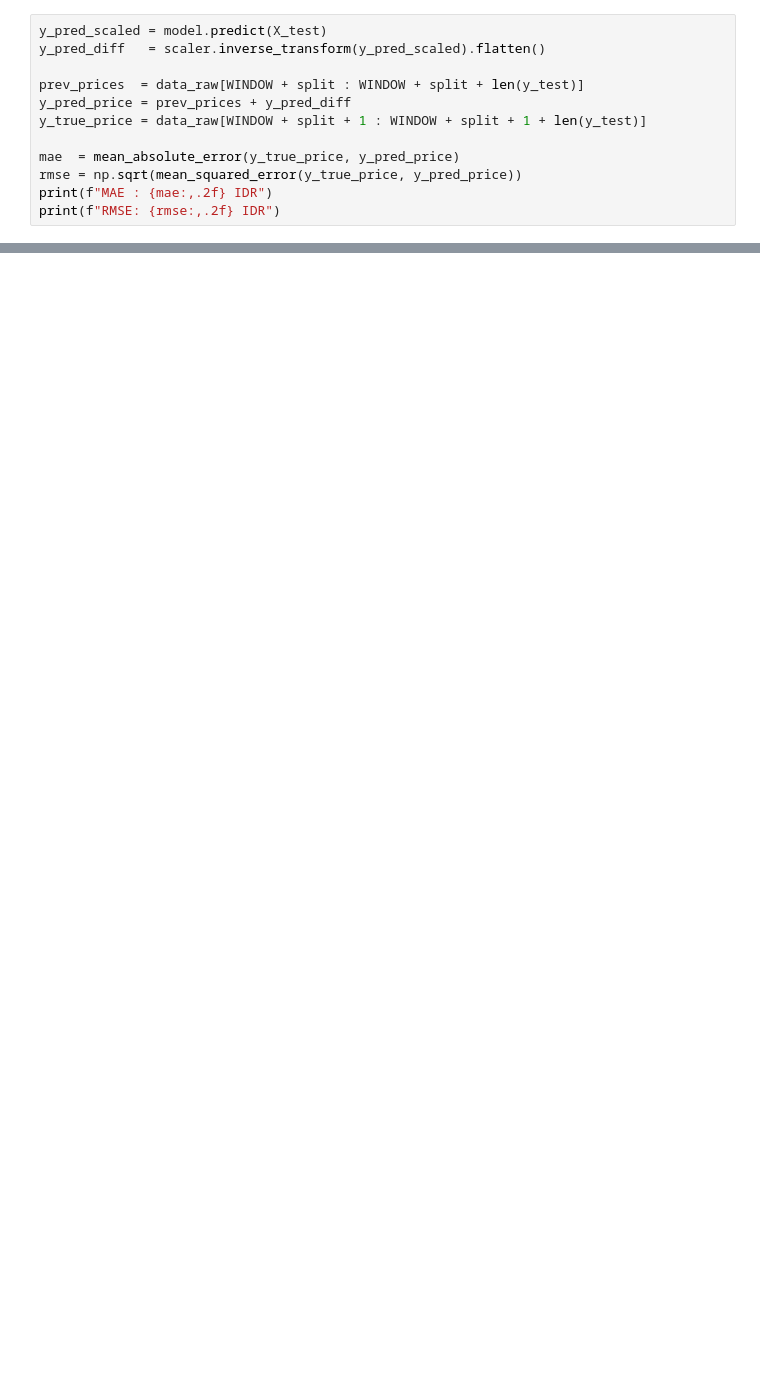
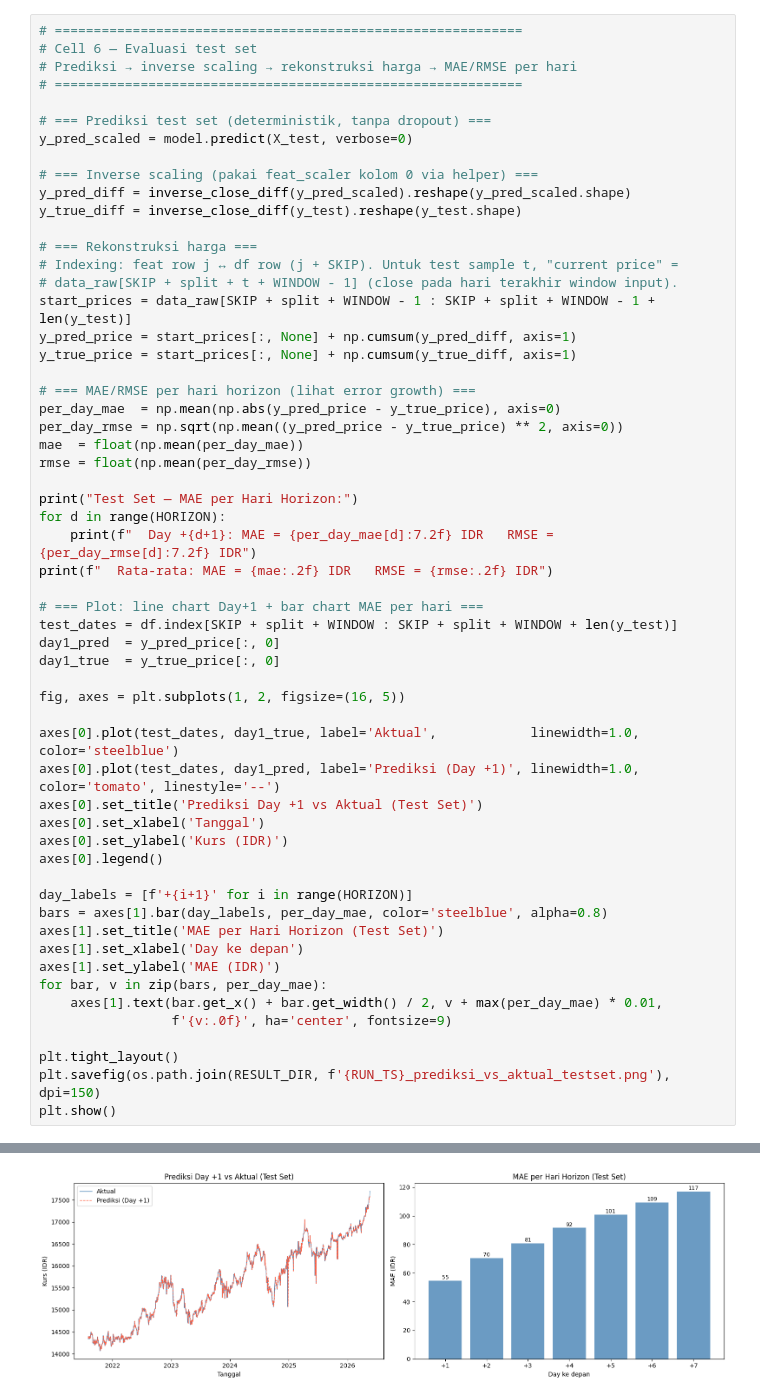
Before and after one commit to KullyanHubbard/sentiment-analysis-lstm, a Jupyter notebook: kurs_rupiah.ipynb, the cells around one changed output, grey strips where cells are left out. Drawn from its saved outputs; the diff is of its cells as text; blank space fills up the shorter version.

```diff
--- a/kurs_rupiah.ipynb
+++ b/kurs_rupiah.ipynb
@@ -169,13 +510,58 @@ Restoring model weights from the end of the best epoch: 6.
 # %%
-y_pred_scaled = model.predict(X_test)
-y_pred_diff   = scaler.inverse_transform(y_pred_scaled).flatten()
+# ============================================================
+# Cell 6 — Evaluasi test set
+# Prediksi → inverse scaling → rekonstruksi harga → MAE/RMSE per hari
+# ============================================================
 
-prev_prices  = data_raw[WINDOW + split : WINDOW + split + len(y_test)]
-y_pred_price = prev_prices + y_pred_diff
-y_true_price = data_raw[WINDOW + split + 1 : WINDOW + split + 1 + len(y_test)]
+# === Prediksi test set (deterministik, tanpa dropout) ===
+y_pred_scaled = model.predict(X_test, verbose=0)
 
-mae  = mean_absolute_error(y_true_price, y_pred_price)
-rmse = np.sqrt(mean_squared_error(y_true_price, y_pred_price))
-print(f"MAE : {mae:,.2f} IDR")
-print(f"RMSE: {rmse:,.2f} IDR")
+# === Inverse scaling (pakai feat_scaler kolom 0 via helper) ===
+y_pred_diff = inverse_close_diff(y_pred_scaled).reshape(y_pred_scaled.shape)
+y_true_diff = inverse_close_diff(y_test).reshape(y_test.shape)
+
+# === Rekonstruksi harga ===
+# Indexing: feat row j ↔ df row (j + SKIP). Untuk test sample t, "current price" =
+# data_raw[SKIP + split + t + WINDOW - 1] (close pada hari terakhir window input).
+start_prices = data_raw[SKIP + split + WINDOW - 1 : SKIP + split + WINDOW - 1 + len(y_test)]
+y_pred_price = start_prices[:, None] + np.cumsum(y_pred_diff, axis=1)
+y_true_price = start_prices[:, None] + np.cumsum(y_true_diff, axis=1)
+
+# === MAE/RMSE per hari horizon (lihat error growth) ===
+per_day_mae  = np.mean(np.abs(y_pred_price - y_true_price), axis=0)
+per_day_rmse = np.sqrt(np.mean((y_pred_price - y_true_price) ** 2, axis=0))
+mae  = float(np.mean(per_day_mae))
+rmse = float(np.mean(per_day_rmse))
+
+print("Test Set — MAE per Hari Horizon:")
+for d in range(HORIZON):
+    print(f"  Day +{d+1}: MAE = {per_day_mae[d]:7.2f} IDR   RMSE = {per_day_rmse[d]:7.2f} IDR")
+print(f"  Rata-rata: MAE = {mae:.2f} IDR   RMSE = {rmse:.2f} IDR")
+
+# === Plot: line chart Day+1 + bar chart MAE per hari ===
+test_dates = df.index[SKIP + split + WINDOW : SKIP + split + WINDOW + len(y_test)]
+day1_pred  = y_pred_price[:, 0]
+day1_true  = y_true_price[:, 0]
+
+fig, axes = plt.subplots(1, 2, figsize=(16, 5))
+
+axes[0].plot(test_dates, day1_true, label='Aktual',            linewidth=1.0, color='steelblue')
+axes[0].plot(test_dates, day1_pred, label='Prediksi (Day +1)', linewidth=1.0, color='tomato', linestyle='--')
+axes[0].set_title('Prediksi Day +1 vs Aktual (Test Set)')
+axes[0].set_xlabel('Tanggal')
+axes[0].set_ylabel('Kurs (IDR)')
+axes[0].legend()
+
+day_labels = [f'+{i+1}' for i in range(HORIZON)]
+bars = axes[1].bar(day_labels, per_day_mae, color='steelblue', alpha=0.8)
+axes[1].set_title('MAE per Hari Horizon (Test Set)')
+axes[1].set_xlabel('Day ke depan')
+axes[1].set_ylabel('MAE (IDR)')
+for bar, v in zip(bars, per_day_mae):
+    axes[1].text(bar.get_x() + bar.get_width() / 2, v + max(per_day_mae) * 0.01,
+                 f'{v:.0f}', ha='center', fontsize=9)
+
+plt.tight_layout()
+plt.savefig(os.path.join(RESULT_DIR, f'{RUN_TS}_prediksi_vs_aktual_testset.png'), dpi=150)
+plt.show()
 # %% [output]
@@ -184,0 +577 @@ RMSE: 86.72 IDR
+[figure, added]
```
Also changed, not shown: parts of 13 cells of this notebook, 35 other files.
